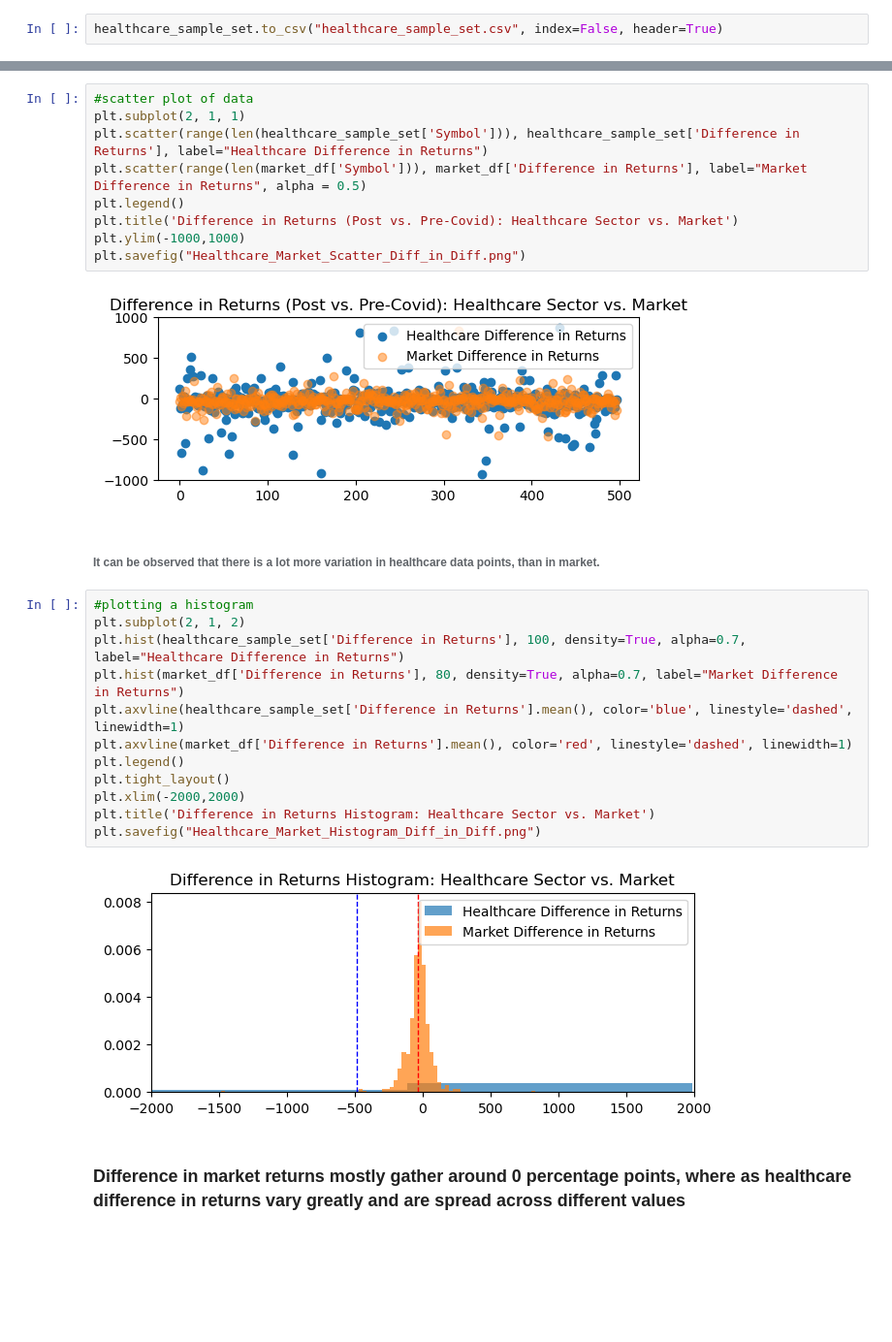
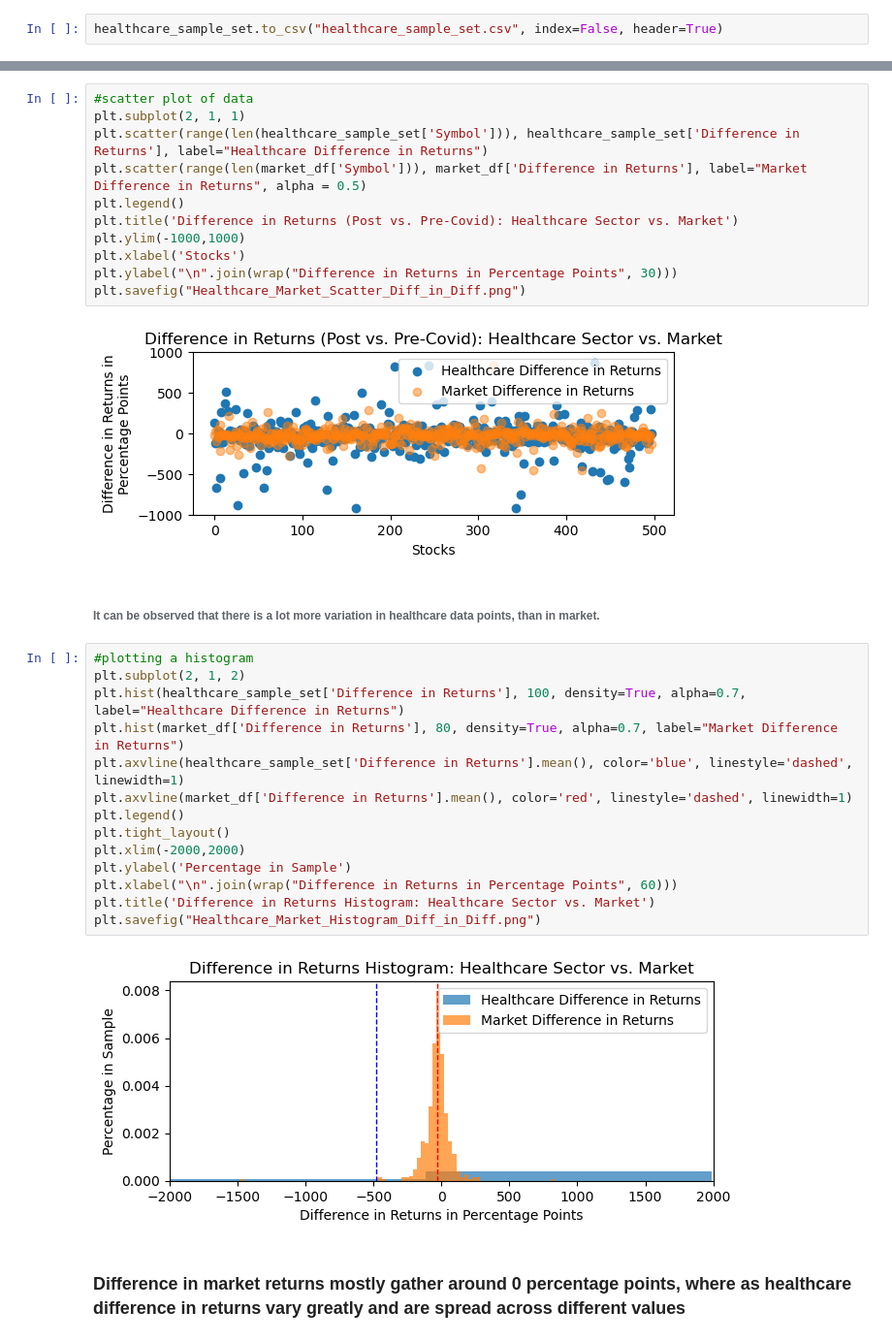
Before and after one commit to gayajohn/eda-project-1-group-4, a Jupyter notebook: Analysis/healthcare_vs_market_diff-in-diff_ttest.ipynb, the cells around one changed output, grey strips where cells are left out. Shown: that part at 97% size. Cells and saved outputs as stored; diff of their text form; blank space fills up the shorter version.

```diff
--- a/Analysis/healthcare_vs_market_diff-in-diff_ttest.ipynb
+++ b/Analysis/healthcare_vs_market_diff-in-diff_ttest.ipynb
@@ -152,25 +155,29 @@ plt.scatter(range(len(market_df['Symbol'])), market_df['Difference in Returns'],
 plt.legend()
 plt.title('Difference in Returns (Post vs. Pre-Covid): Healthcare Sector vs. Market')
 plt.ylim(-1000,1000)
+plt.xlabel('Stocks')
+plt.ylabel("\n".join(wrap("Difference in Returns in Percentage Points", 30)))
 plt.savefig("Healthcare_Market_Scatter_Diff_in_Diff.png")
 # %% [output]
-[figure, old version]
+[figure, new version]
 # %% [markdown]
 ###### It can be observed that there is a lot more variation in healthcare data points, than in market.
 # %%
 #plotting a histogram
 plt.subplot(2, 1, 2)
 plt.hist(healthcare_sample_set['Difference in Returns'], 100, density=True, alpha=0.7, label="Healthcare Difference in Returns")
 plt.hist(market_df['Difference in Returns'], 80, density=True, alpha=0.7, label="Market Difference in Returns")
 plt.axvline(healthcare_sample_set['Difference in Returns'].mean(), color='blue', linestyle='dashed', linewidth=1)
 plt.axvline(market_df['Difference in Returns'].mean(), color='red', linestyle='dashed', linewidth=1)
 plt.legend()
 plt.tight_layout()
 plt.xlim(-2000,2000)
+plt.ylabel('Percentage in Sample')
+plt.xlabel("\n".join(wrap("Difference in Returns in Percentage Points", 60)))
 plt.title('Difference in Returns Histogram: Healthcare Sector vs. Market')
 plt.savefig("Healthcare_Market_Histogram_Diff_in_Diff.png")
 # %% [output]
-[figure, old version]
+[figure, new version]
 # %% [markdown]
 ### Difference in market returns mostly gather around 0 percentage points, where as healthcare difference in returns vary greatly and are spread across different values
 # %% [markdown]
```
Also changed, not shown: parts of 1 cell of this notebook, 22 other files.
